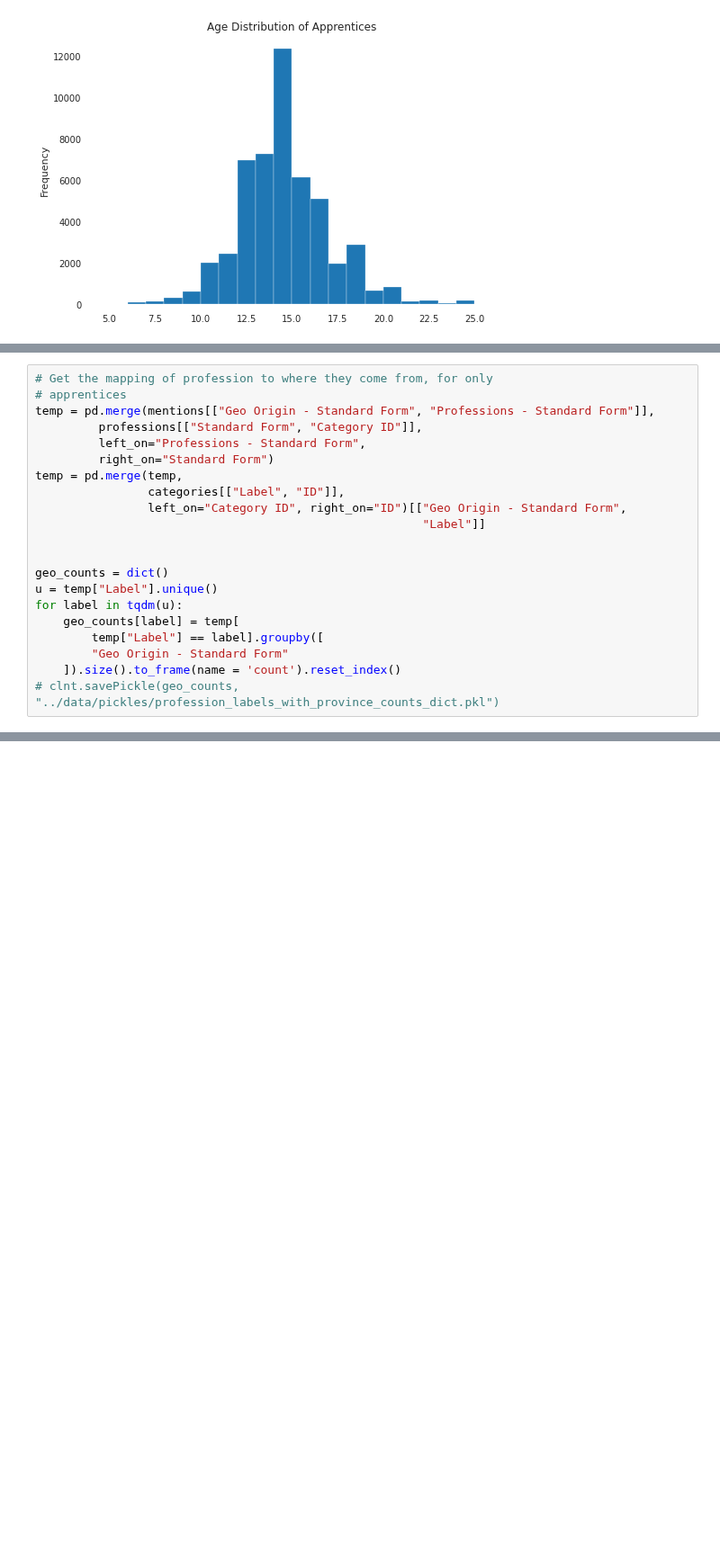
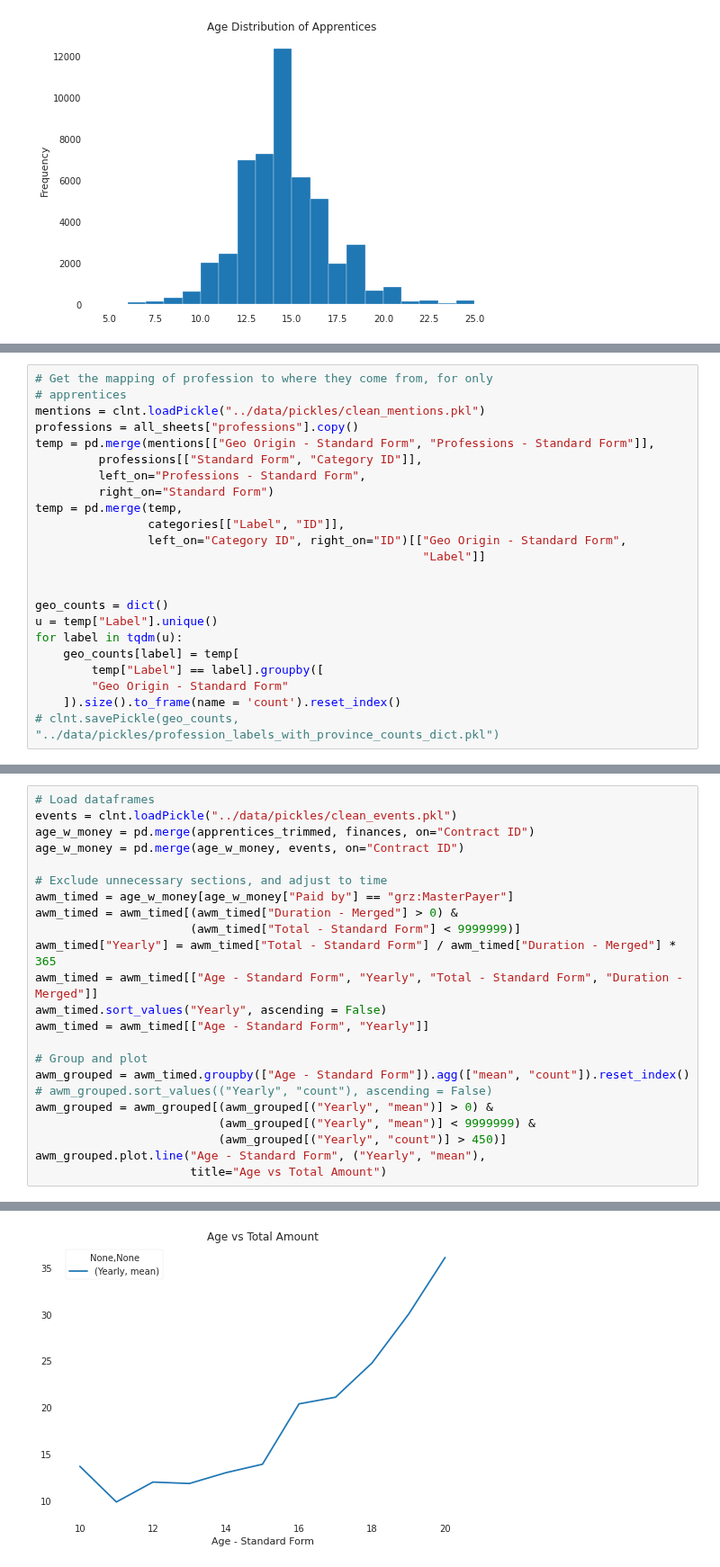
Before and after one commit to AlricRahl/Garzoni-Dataset-Exploration, a Jupyter notebook: src/Progress Notebook.ipynb, the cells around one changed output, grey strips where cells are left out. Shown at 90% size. Saved outputs shown, nothing was run; the diff lists cells and outputs as text; blank space fills up the shorter version.

```diff
--- a/src/Progress Notebook.ipynb
+++ b/src/Progress Notebook.ipynb
@@ -156,6 +165,8 @@ grouped_age[(grouped_age[("Age - Standard Form", "mean")] > -1) &
 # %%
 # Get the mapping of profession to where they come from, for only
 # apprentices
+mentions = clnt.loadPickle("../data/pickles/clean_mentions.pkl")
+professions = all_sheets["professions"].copy()
 temp = pd.merge(mentions[["Geo Origin - Standard Form", "Professions - Standard Form"]],
          professions[["Standard Form", "Category ID"]],
          left_on="Professions - Standard Form",
@@ -176,0 +256,24 @@ for label in tqdm(u):
+# %%
+# Load dataframes
+events = clnt.loadPickle("../data/pickles/clean_events.pkl")
+age_w_money = pd.merge(apprentices_trimmed, finances, on="Contract ID")
+age_w_money = pd.merge(age_w_money, events, on="Contract ID")
+
+# Exclude unnecessary sections, and adjust to time
+awm_timed = age_w_money[age_w_money["Paid by"] == "grz:MasterPayer"]
+awm_timed = awm_timed[(awm_timed["Duration - Merged"] > 0) &
+                      (awm_timed["Total - Standard Form"] < 9999999)]
+awm_timed["Yearly"] = awm_timed["Total - Standard Form"] / awm_timed["Duration - Merged"] * 365
+awm_timed = awm_timed[["Age - Standard Form", "Yearly", "Total - Standard Form", "Duration - Merged"]]
+awm_timed.sort_values("Yearly", ascending = False)
+awm_timed = awm_timed[["Age - Standard Form", "Yearly"]]
+
+# Group and plot
+awm_grouped = awm_timed.groupby(["Age - Standard Form"]).agg(["mean", "count"]).reset_index()
+# awm_grouped.sort_values(("Yearly", "count"), ascending = False)
+awm_grouped = awm_grouped[(awm_grouped[("Yearly", "mean")] > 0) &
+                          (awm_grouped[("Yearly", "mean")] < 9999999) &
+                          (awm_grouped[("Yearly", "count")] > 450)]
+awm_grouped.plot.line("Age - Standard Form", ("Yearly", "mean"),
+                      title="Age vs Total Amount")
+# %% [output]
@@ -176,0 +281 @@ for label in tqdm(u):
+[figure, added]
```
Also changed, not shown: parts of 18 cells of this notebook.
